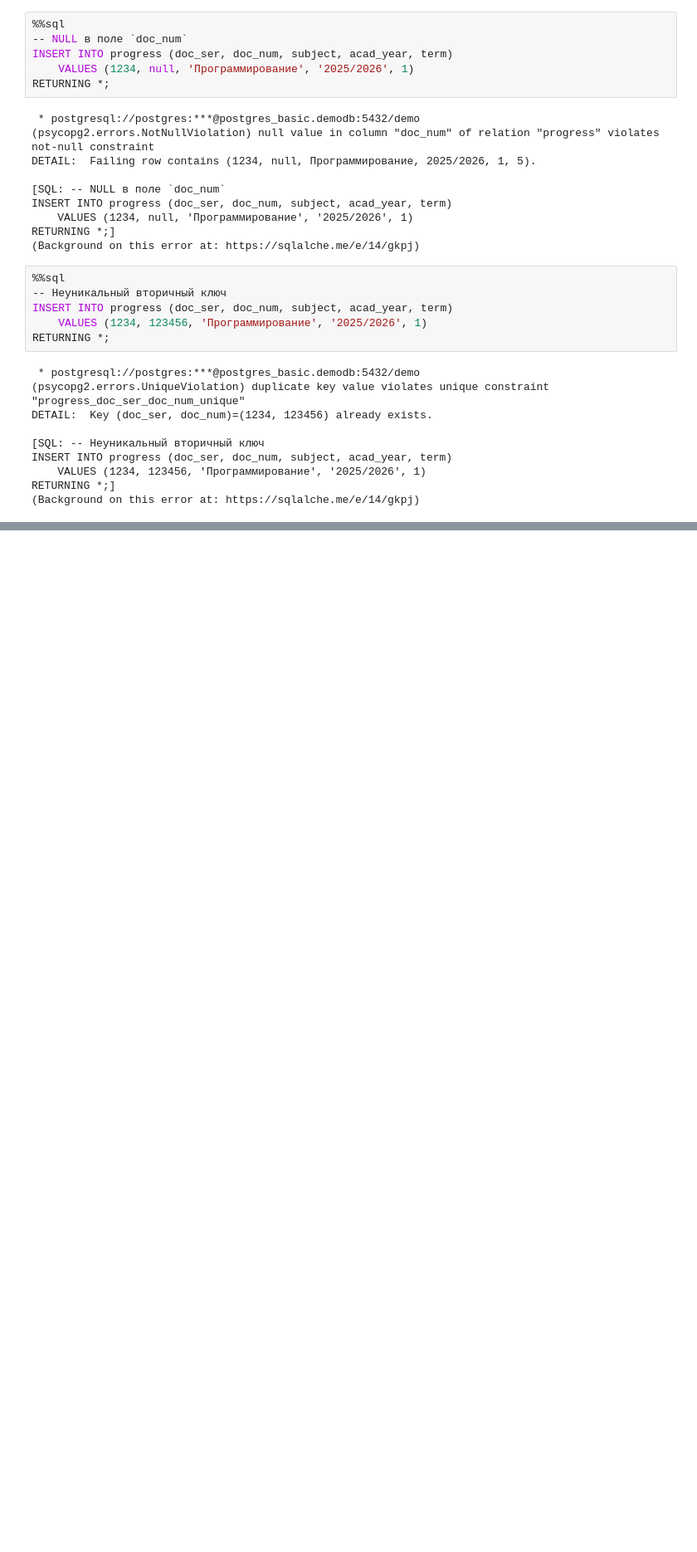
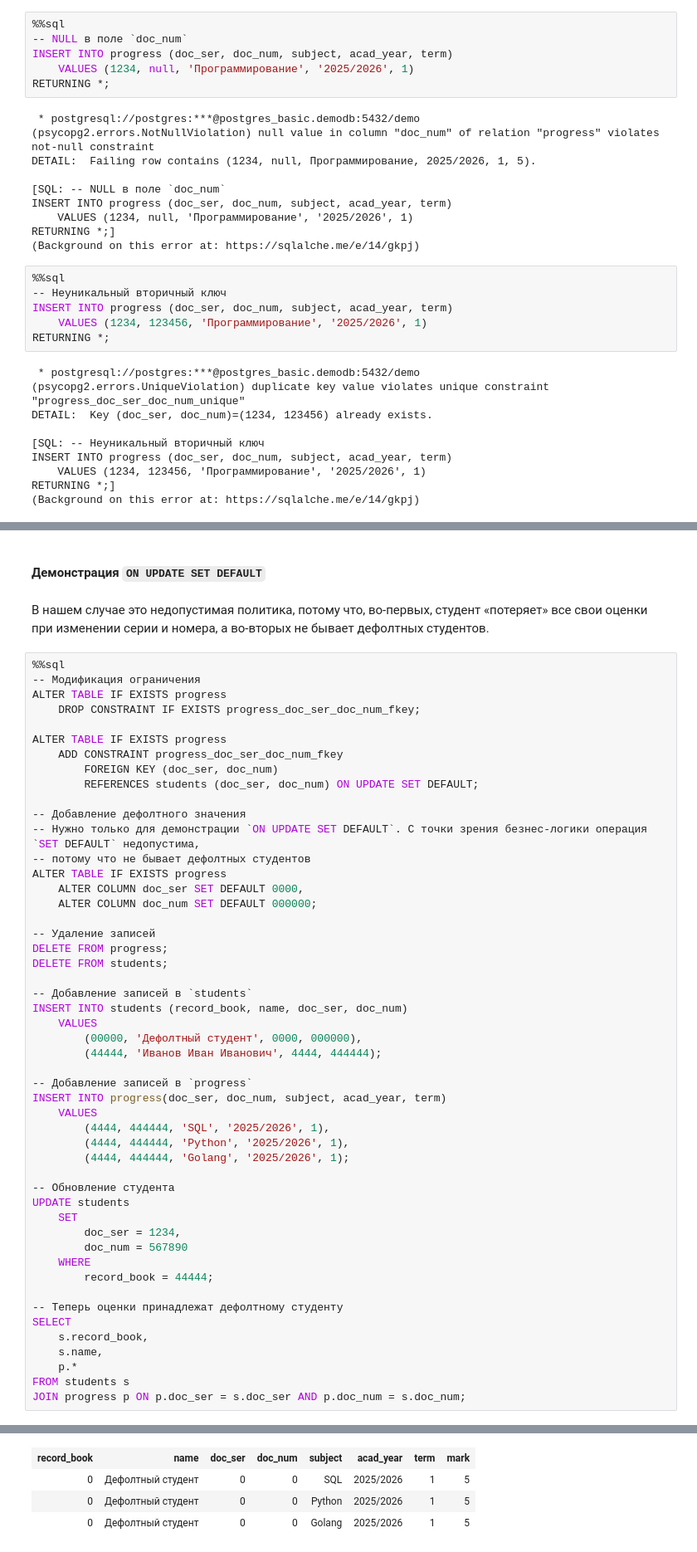
Before and after one commit to vowatchka/postgres_basic, a Jupyter notebook: practices/5_ddl_basic/sql.ipynb, the cells around one changed output, grey strips where cells are left out. Shown: that part at 83% size. Saved outputs shown, nothing was run; the diff lists cells and outputs as text; blank space fills up the shorter version.

```diff
--- a/practices/5_ddl_basic/sql.ipynb
+++ b/practices/5_ddl_basic/sql.ipynb
@@ -699,0 +851,55 @@ RETURNING *;]
+# %% [markdown]
+#### Демонстрация `ON UPDATE SET DEFAULT`
+# %% [markdown]
+В нашем случае это недопустимая политика, потому что, во-первых, студент «потеряет» все свои оценки при изменении серии и номера, а во-вторых не бывает дефолтных студентов.
+# %%
+%%sql
+-- Модификация ограничения
+ALTER TABLE IF EXISTS progress
+    DROP CONSTRAINT IF EXISTS progress_doc_ser_doc_num_fkey;
+
+ALTER TABLE IF EXISTS progress
+    ADD CONSTRAINT progress_doc_ser_doc_num_fkey
+        FOREIGN KEY (doc_ser, doc_num)
+        REFERENCES students (doc_ser, doc_num) ON UPDATE SET DEFAULT;
+
+-- Добавление дефолтного значения
+-- Нужно только для демонстрации `ON UPDATE SET DEFAULT`. С точки зрения безнес-логики операция `SET DEFAULT` недопустима,
+-- потому что не бывает дефолтных студентов
+ALTER TABLE IF EXISTS progress
+    ALTER COLUMN doc_ser SET DEFAULT 0000,
+    ALTER COLUMN doc_num SET DEFAULT 000000;
+
+-- Удаление записей
+DELETE FROM progress;
+DELETE FROM students;
+
+-- Добавление записей в `students`
+INSERT INTO students (record_book, name, doc_ser, doc_num)
+    VALUES
+        (00000, 'Дефолтный студент', 0000, 000000),
+        (44444, 'Иванов Иван Иванович', 4444, 444444);
+
+-- Добавление записей в `progress`
+INSERT INTO progress(doc_ser, doc_num, subject, acad_year, term)
+    VALUES
+        (4444, 444444, 'SQL', '2025/2026', 1),
+        (4444, 444444, 'Python', '2025/2026', 1),
+        (4444, 444444, 'Golang', '2025/2026', 1);
+
+-- Обновление студента
+UPDATE students
+    SET
+        doc_ser = 1234,
+        doc_num = 567890
+    WHERE
+        record_book = 44444;
+
+-- Теперь оценки принадлежат дефолтному студенту
+SELECT
+    s.record_book,
+    s.name,
+    p.*
+FROM students s
+JOIN progress p ON p.doc_ser = s.doc_ser AND p.doc_num = s.doc_num;
+# %% [output]
@@ -699,0 +916,4 @@ RETURNING *;]
+| record_book | name | doc_ser | doc_num | subject | acad_year | term | mark |
+| 0 | Дефолтный студент | 0 | 0 | SQL | 2025/2026 | 1 | 5 |
+| 0 | Дефолтный студент | 0 | 0 | Python | 2025/2026 | 1 | 5 |
+| 0 | Дефолтный студент | 0 | 0 | Golang | 2025/2026 | 1 | 5 |
```
Also changed, not shown: parts of 34 cells of this notebook.
